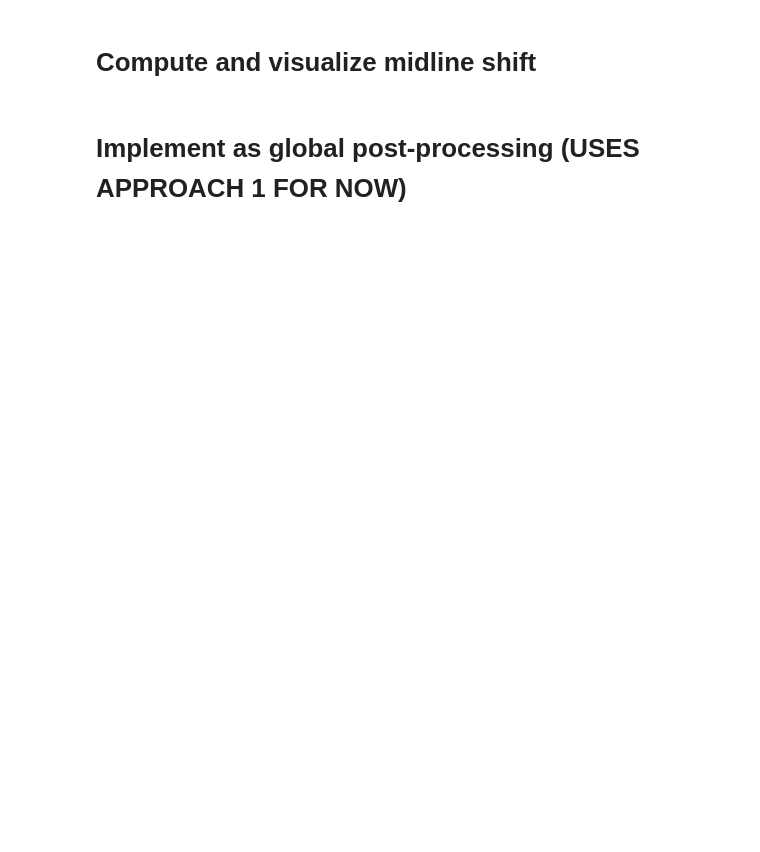
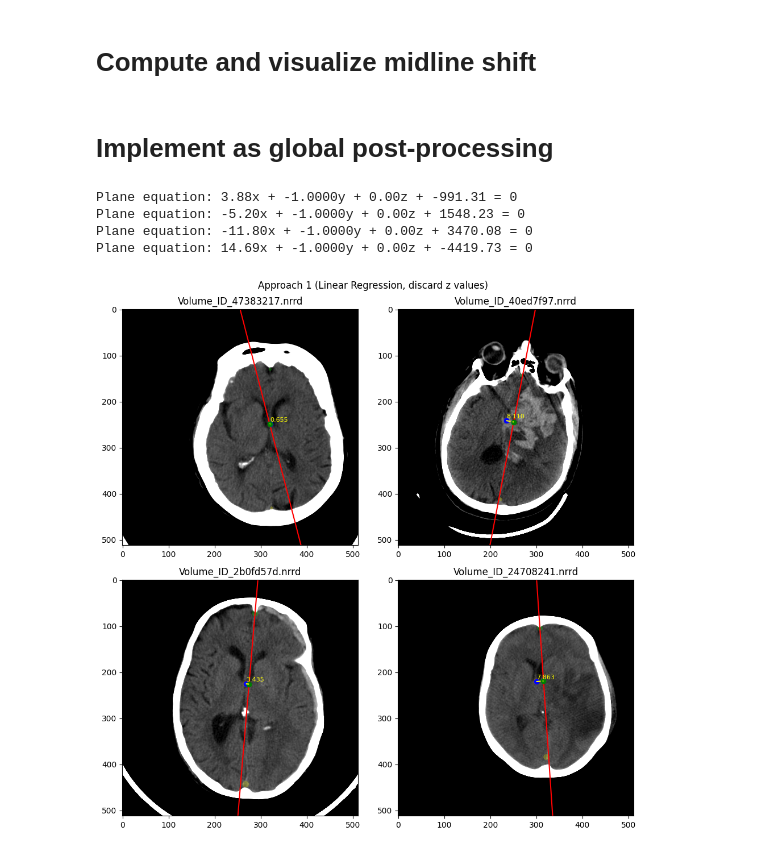
Before and after one commit to maxime-cinqmars/mls, a Jupyter notebook: mls_postprocess.ipynb, the cells around one changed output. Cells and saved outputs as stored; diff of their text form; code cells hidden in the pictures; blank space fills up the shorter version.

```diff
--- a/mls_postprocess.ipynb
+++ b/mls_postprocess.ipynb
@@ -45,7 +45,7 @@ def plot_slices(slice_index, image, segmentation):
     overlay = create_segmentation_overlay(segmentation, slice_index)
     overlay = np.transpose(overlay, (1,0,2))
 
-    plt.figure(figsize=(8,8))
+    #plt.figure(figsize=(8,8))
     plt.imshow(image[:, :, slice_index], cmap='gray', clim=(0,100))
     plt.imshow(overlay, alpha=0.5)
     plt.title(f"Slice at z = {slice_index}")
@@ -138,5 +165,5 @@ def midline_shift_plot(image, segmentation, plane, closest_point, sp, distance):
     plt.text(spx, spy-5, f'{distance:.3f}', color='yellow', size=8)
     plt.title(f"Slice at z = {int(spz)}")
 # %% [markdown]
-# Implement as global post-processing (USES APPROACH 1 FOR NOW)
+# Implement as global post-processing
 # %%
@@ -159 +194,16 @@ def calculate_midline_shift(n):
+# %%
+# Approach 1
+plt.figure(figsize=(10,10))
+for i in range(0,4):
+    plt.subplot(2,2,i+1)
+    calculate_midline_shift(i, 1)
+    plt.title(IMAGE_PATHS[i].split('/')[3])
+    plt.suptitle("Approach 1 (Linear Regression, discard z values)")
+    plt.tight_layout()
+# %% [output]
+Plane equation: 3.88x + -1.0000y + 0.00z + -991.31 = 0
+Plane equation: -5.20x + -1.0000y + 0.00z + 1548.23 = 0
+Plane equation: -11.80x + -1.0000y + 0.00z + 3470.08 = 0
+Plane equation: 14.69x + -1.0000y + 0.00z + -4419.73 = 0
+[figure, added]
 # %%
```
Also changed, not shown: parts of 12 cells of this notebook, 42 other files.
